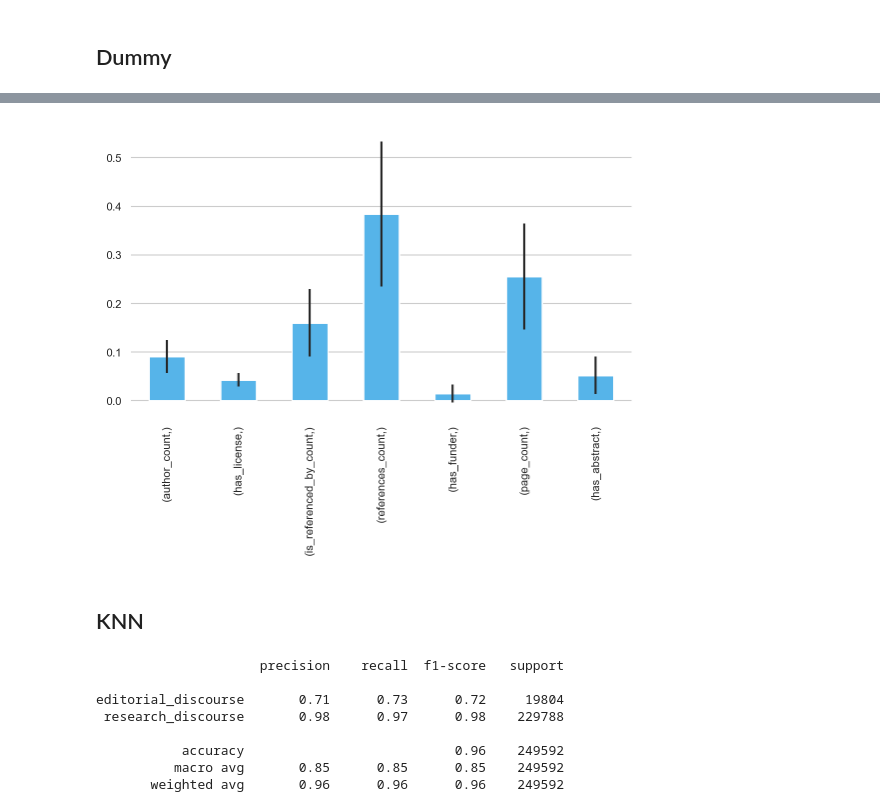
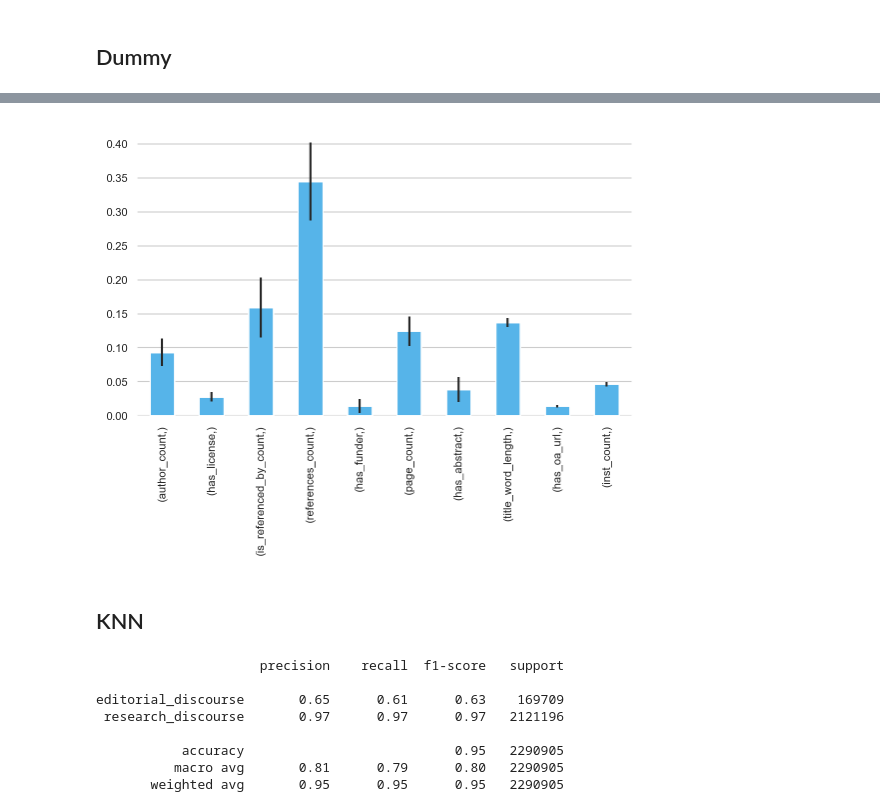
Before and after one commit to naustica/openalex_doctypes, a Jupyter notebook: Classifier.ipynb, the cells around one changed output, grey strips where cells are left out. Drawn from its saved outputs; the diff is of its cells as text; code cells hidden in the pictures.

Commit message:
update classifier

```diff
--- a/Classifier.ipynb
+++ b/Classifier.ipynb
@@ -91,0 +113,6 @@ df = df.reset_index(drop=True)
+# %%
+df_pub_n = df_with_publisher.groupby(['publisher'])['doi'].count().reset_index().sort_values(by=['doi'], ascending=False)
+df_pub_n.columns = ['publisher', 'n']
+# %%
+df_pub_n = df_pub_n[df_pub_n.n > 5000]
+df = df_with_publisher.merge(df_pub_n, on=['publisher'])
@@ -92,9 +124,15 @@ df = df.reset_index(drop=True)
 # %%
-X = df[['author_count', 'has_license', 'is_referenced_by_count',
-        'references_count', 'has_funder', 'page_count', 'has_abstract']].values
+X = df[['doi', 'author_count', 'has_license', 'is_referenced_by_count',
+        'references_count', 'has_funder', 'page_count', 'has_abstract', 'title_word_length', 'inst_count', 'has_oa_url']].values
 y = df[['type']].values.ravel()
 # %%
 X_train, X_test, y_train, y_test = train_test_split(X, y, stratify=y, test_size=0.25, random_state=42)
+# %%
+test_df = pd.DataFrame(X_test, columns=['doi', 'author_count', 'has_license', 'is_referenced_by_count',
+                                        'references_count', 'has_funder', 'page_count', 'has_abstract', 'title_word_length', 'inst_count', 'has_oa_url'])
+X = np.delete(X, 0, 1)
+X_train = np.delete(X_train, 0, 1)
+X_test = np.delete(X_test, 0, 1)
 # %% [markdown]
 ## LogisticRegression
 # %%
@@ -204,24 +247,29 @@ editorial_discourse       0.72      0.70      0.71     19804
 importances = clf.feature_importances_
 # %%
 forest_importances = pd.Series(importances, index=[['author_count', 'has_license', 'is_referenced_by_count',
-        'references_count', 'has_funder', 'page_count', 'has_abstract']])
+        'references_count', 'has_funder', 'page_count', 'has_abstract', 'title_word_length', 'has_oa_url', 'inst_count']])
 std = np.std([tree.feature_importances_ for tree in clf.estimators_], axis=0)
 
 fig, ax = plt.subplots(figsize=(5.5,4.5))
 plt.box(False)
 forest_importances.plot.bar(yerr=std, ax=ax, color='#56B4E9')
 ax.xaxis.grid(False)
 fig.tight_layout()
 plt.show()
 fig.savefig('media/clf_importances.png', format='png', bbox_inches='tight', dpi=500)
 # %% [output]
-[figure, old version]
+[figure, new version]
 # %% [markdown]
 ## KNN
 # %%
 from sklearn.neighbors import KNeighborsClassifier
 
-knn = KNeighborsClassifier(n_neighbors=20, weights='uniform', leaf_size=30, p=1, n_jobs=-1)
+knn = KNeighborsClassifier(n_neighbors=50,
+                           weights='uniform',
+                           algorithm='auto',
+                           leaf_size=30,
+                           p=1,
+                           n_jobs=-1)
 knn.fit(X_train, y_train)
 
 y_pred = knn.predict(X_test)
@@ -230,12 +278,12 @@ print(classification_report(y_test, y_pred, zero_division=1, target_names=['edit
 # %% [output]
                      precision    recall  f1-score   support
 
-editorial_discourse       0.71      0.73      0.72     19804
- research_discourse       0.98      0.97      0.98    229788
+editorial_discourse       0.65      0.61      0.63    169709
+ research_discourse       0.97      0.97      0.97   2121196
 
-           accuracy                           0.96    249592
-          macro avg       0.85      0.85      0.85    249592
-       weighted avg       0.96      0.96      0.96    249592
+           accuracy                           0.95   2290905
+          macro avg       0.81      0.79      0.80   2290905
+       weighted avg       0.95      0.95      0.95   2290905
 # %%
 cv = KFold(n_splits=10, random_state=42, shuffle=True)
 scores = cross_val_score(knn, X_train, y_train, scoring='accuracy', cv=cv, n_jobs=-1)
```
Also changed, not shown: parts of 46 cells of this notebook, 10 other files.
